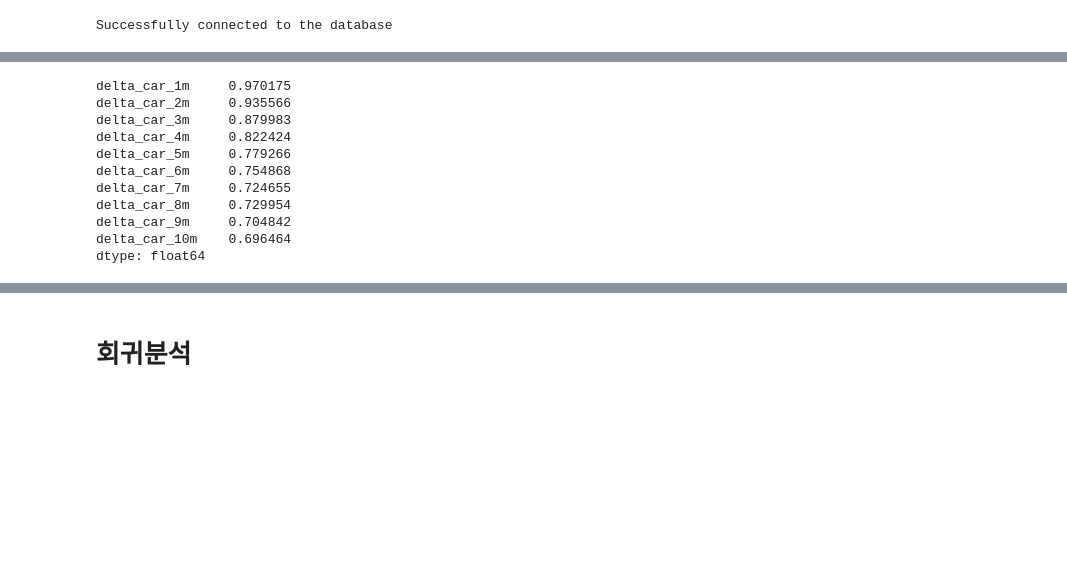
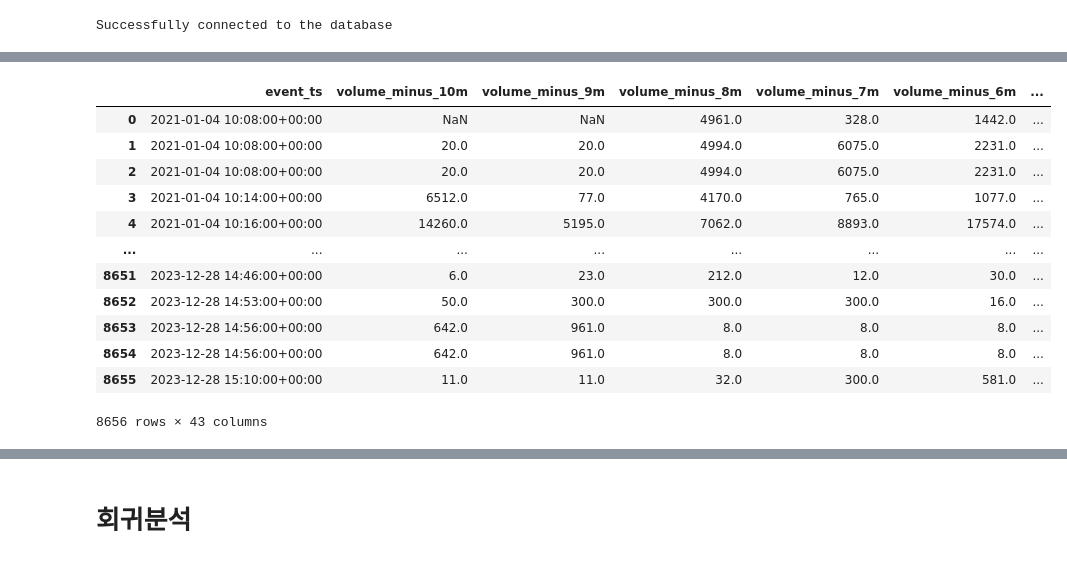
Before and after one commit to antaechan/dart-sentiment-analysis, a Jupyter notebook: analysis/regression_analysis_kind_all_10m_variables.ipynb, the cells around one changed output, grey strips where cells are left out. Saved outputs shown, nothing was run; the diff lists cells and outputs as text; code cells hidden in the pictures; blank space fills up the shorter version.

```diff
--- a/analysis/regression_analysis_kind_all_10m_variables.ipynb
+++ b/analysis/regression_analysis_kind_all_10m_variables.ipynb
@@ -75,17 +83,19 @@ HINT:  Rebuild all objects in this database that use the default collation and r
 for m in range(1, 11):
     df_total[f"delta_car_{m}m"] = df_total[f"abn_ret_{m}m"] - df_total[f"abn_ret_minus_{m}m"]
     df_total[f"post_car_{m}m"] = df_total[f"abn_ret_{m}m"]
-# %%
-df_total[df_total["label"] == 0][[col for col in df_total.columns if col.startswith("delta")]].mean()
-# %% [output]
-delta_car_1m     0.970175
-delta_car_2m     0.935566
-delta_car_3m     0.879983
-delta_car_4m     0.822424
-delta_car_5m     0.779266
-delta_car_6m     0.754868
-delta_car_7m     0.724655
-delta_car_8m     0.729954
-delta_car_9m     0.704842
-delta_car_10m    0.696464
-dtype: float64
+# %%
+df_total
+# %% [output]
+|  | event_ts | volume_minus_10m | volume_minus_9m | volume_minus_8m | volume_minus_7m | volume_minus_6m | ... |
+| 0 | 2021-01-04 10:08:00+00:00 | NaN | NaN | 4961.0 | 328.0 | 1442.0 | ... |
+| 1 | 2021-01-04 10:08:00+00:00 | 20.0 | 20.0 | 4994.0 | 6075.0 | 2231.0 | ... |
+| 2 | 2021-01-04 10:08:00+00:00 | 20.0 | 20.0 | 4994.0 | 6075.0 | 2231.0 | ... |
+| 3 | 2021-01-04 10:14:00+00:00 | 6512.0 | 77.0 | 4170.0 | 765.0 | 1077.0 | ... |
+| 4 | 2021-01-04 10:16:00+00:00 | 14260.0 | 5195.0 | 7062.0 | 8893.0 | 17574.0 | ... |
+| ... | ... | ... | ... | ... | ... | ... | ... |
+| 8651 | 2023-12-28 14:46:00+00:00 | 6.0 | 23.0 | 212.0 | 12.0 | 30.0 | ... |
+| 8652 | 2023-12-28 14:53:00+00:00 | 50.0 | 300.0 | 300.0 | 300.0 | 16.0 | ... |
+| 8653 | 2023-12-28 14:56:00+00:00 | 642.0 | 961.0 | 8.0 | 8.0 | 8.0 | ... |
+| 8654 | 2023-12-28 14:56:00+00:00 | 642.0 | 961.0 | 8.0 | 8.0 | 8.0 | ... |
+| 8655 | 2023-12-28 15:10:00+00:00 | 11.0 | 11.0 | 32.0 | 300.0 | 581.0 | ... |
+8656 rows × 43 columns
```
Also changed, not shown: parts of 8 cells of this notebook, 2 other files.
